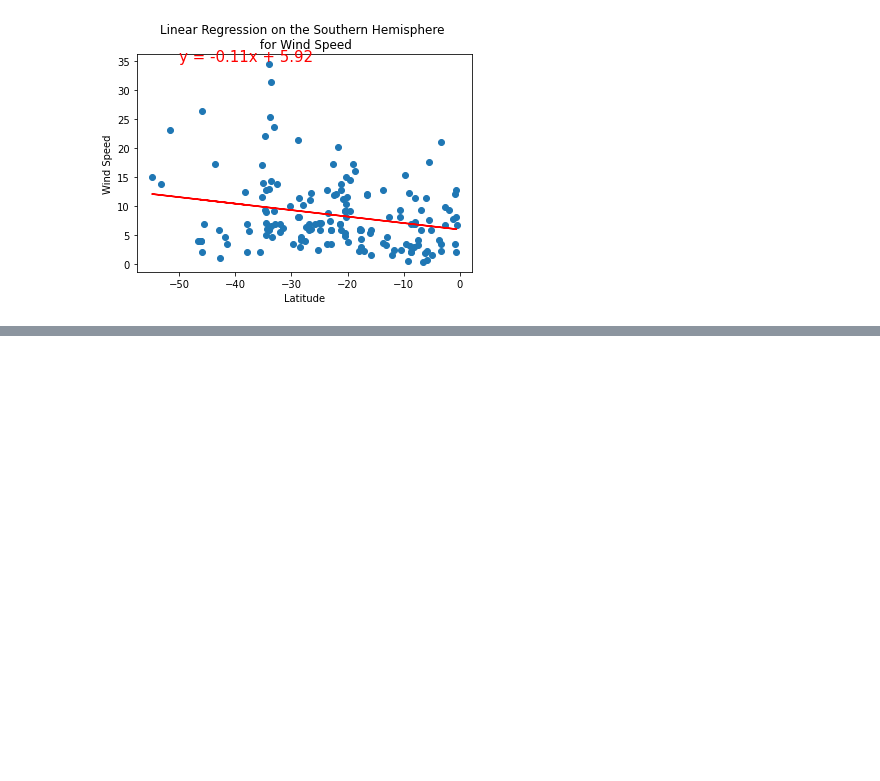
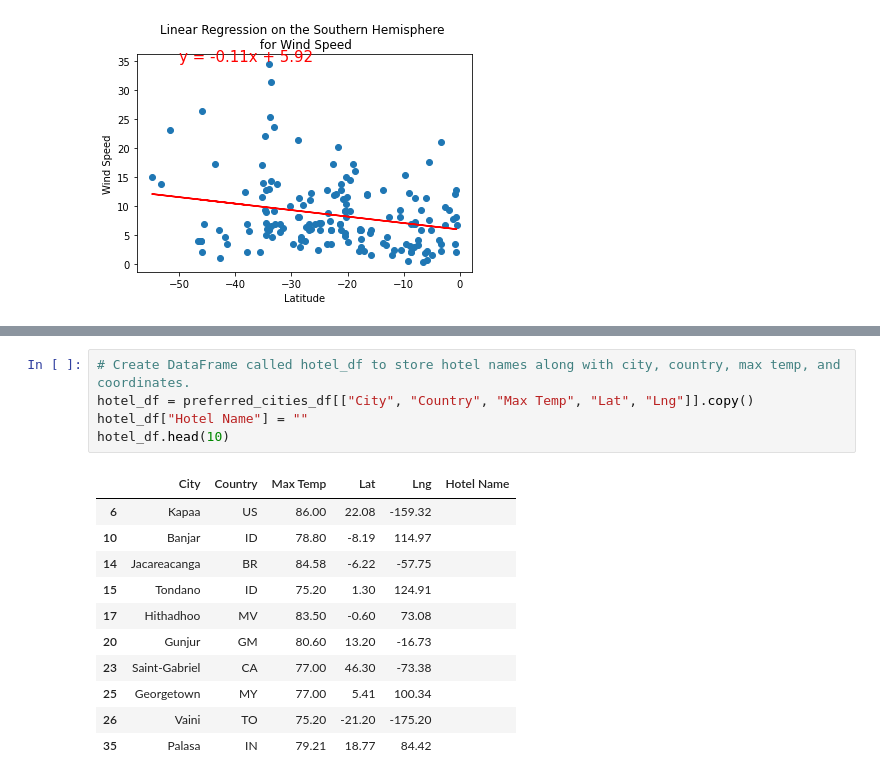
Before and after one commit to Elisa-m/World_Weather_Analysis, a Jupyter notebook: WeatherPy.ipynb, the cells around one changed output, grey strips where cells are left out. Saved outputs shown, nothing was run; the diff lists cells and outputs as text; blank space fills up the shorter version.

```diff
--- a/WeatherPy.ipynb
+++ b/WeatherPy.ipynb
@@ -348,0 +437,17 @@ plot_linear_regression(x_values, y_values,
+# %%
+# Create DataFrame called hotel_df to store hotel names along with city, country, max temp, and coordinates.
+hotel_df = preferred_cities_df[["City", "Country", "Max Temp", "Lat", "Lng"]].copy()
+hotel_df["Hotel Name"] = ""
+hotel_df.head(10)
+# %% [output]
+|  | City | Country | Max Temp | Lat | Lng | Hotel Name |
+| 6 | Kapaa | US | 86.00 | 22.08 | -159.32 |  |
+| 10 | Banjar | ID | 78.80 | -8.19 | 114.97 |  |
+| 14 | Jacareacanga | BR | 84.58 | -6.22 | -57.75 |  |
+| 15 | Tondano | ID | 75.20 | 1.30 | 124.91 |  |
+| 17 | Hithadhoo | MV | 83.50 | -0.60 | 73.08 |  |
+| 20 | Gunjur | GM | 80.60 | 13.20 | -16.73 |  |
+| 23 | Saint-Gabriel | CA | 77.00 | 46.30 | -73.38 |  |
+| 25 | Georgetown | MY | 77.00 | 5.41 | 100.34 |  |
+| 26 | Vaini | TO | 75.20 | -21.20 | -175.20 |  |
+| 35 | Palasa | IN | 79.21 | 18.77 | 84.42 |  |
```
Also changed, not shown: parts of 16 cells of this notebook.
